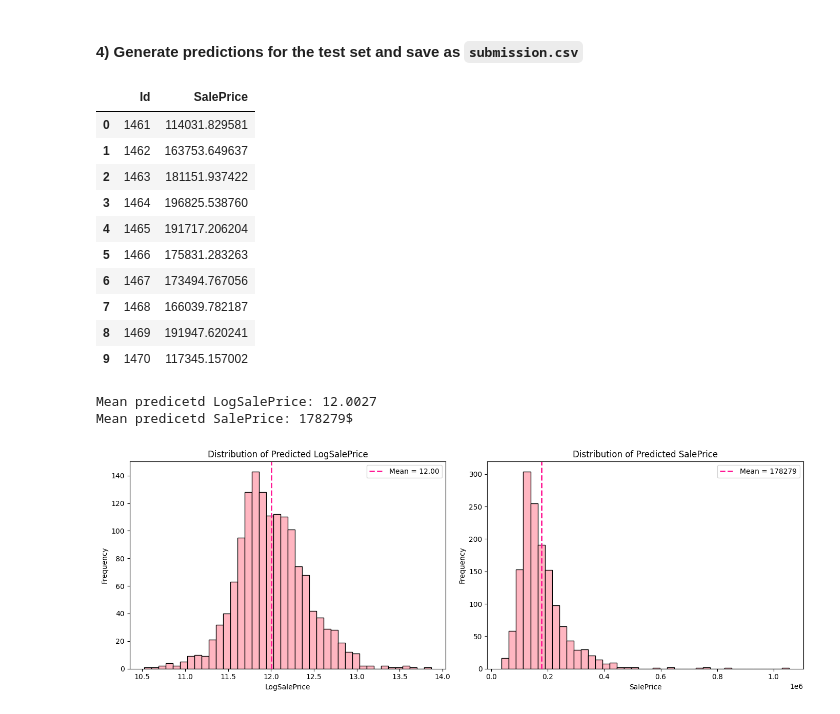
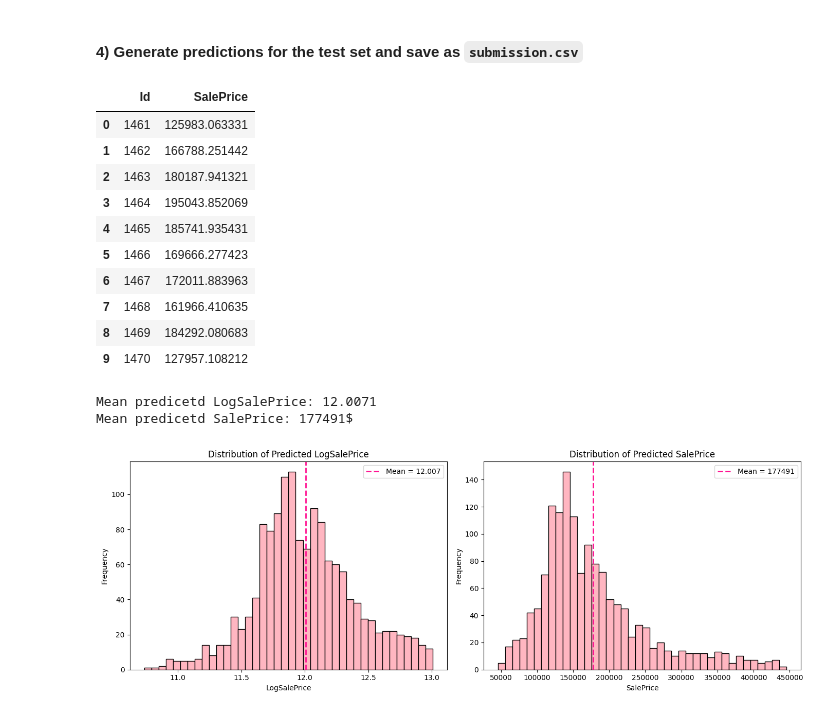
Before and after one commit to em-cd/cstats-project, a Jupyter notebook: project_STUDENTID.ipynb, the cells around one changed output. Cells and saved outputs as stored; diff of their text form; code cells hidden in the pictures.

```diff
--- a/project_STUDENTID.ipynb
+++ b/project_STUDENTID.ipynb
@@ -1826,0 +1672,18 @@ plt.show()
+# %%
+# Use the best model found by GridSearchCV
+best_model = grid_search.best_estimator_
+
+# Train on entire training dataset
+best_model.fit(X, y)
+
+# Predictions on training data
+y_pred = best_model.predict(X)
+
+# Metrics
+rmse = np.sqrt(mean_squared_error(y, y_pred))
+r2 = r2_score(y, y_pred)
+
+print("="*50)
+print("Training R²:", round(r2,4))
+print("Training RMSE:", round(rmse,4))
+print("="*50)
@@ -1848,10 +1777,27 @@ plt.show()
 # %% [markdown]
 #### 4) Generate predictions for the test set and save as `submission.csv`
+# %%
+final_model = Pipeline(steps=[
+    ("preprocessor", preprocessor_nn),
+    ("mlp", MLPRegressor(
+        hidden_layer_sizes=(32, 16, 8),
+        activation="logistic",
+        solver="adam",
+        alpha=0.0005,
+        learning_rate_init=0.0001,
+        batch_size=16,
+        max_iter=3000,
+        early_stopping=True,
+        n_iter_no_change=30,
+        random_state=42,
+        tol=1e-4
+    ))
+])
 # %%
 # Train NN model on the full training dataset
-nn_model.fit(X, y)
+final_model.fit(X, y)
 
-y_test_pred_log = nn_model.predict(X_test)
+y_test_pred_log = final_model.predict(X_test)
 y_test_pred_price = np.expm1(y_test_pred_log)
 
 submission = pd.DataFrame({
@@ -1863,18 +1809,17 @@ submission.to_csv("submission.csv", index=False)
 submission.head(10)
 # %% [output]
 |  | Id | SalePrice |
-| 0 | 1461 | 114031.829581 |
-| 1 | 1462 | 163753.649637 |
-| 2 | 1463 | 181151.937422 |
-| 3 | 1464 | 196825.538760 |
-| 4 | 1465 | 191717.206204 |
-| 5 | 1466 | 175831.283263 |
-| 6 | 1467 | 173494.767056 |
-| 7 | 1468 | 166039.782187 |
-| 8 | 1469 | 191947.620241 |
-| 9 | 1470 | 117345.157002 |
+| 0 | 1461 | 125983.063331 |
+| 1 | 1462 | 166788.251442 |
+| 2 | 1463 | 180187.941321 |
+| 3 | 1464 | 195043.852069 |
+| 4 | 1465 | 185741.935431 |
+| 5 | 1466 | 169666.277423 |
+| 6 | 1467 | 172011.883963 |
+| 7 | 1468 | 161966.410635 |
+| 8 | 1469 | 184292.080683 |
+| 9 | 1470 | 127957.108212 |
 # %%
-# --- Visualization: distributions of predictions with mean lines ---
 fig, axes = plt.subplots(1, 2, figsize=(14, 5))
 
 # Means
@@ -1882,35 +1827,34 @@ mean_log = np.mean(y_test_pred_log)
 print(f"Mean predicetd LogSalePrice: {mean_log:.4f}")
 mean_price = np.mean(y_test_pred_price)
 print(f"Mean predicetd SalePrice: {mean_price:.0f}$")
 
-
 # Log-transformed predictions
 axes[0].hist(y_test_pred_log, bins=40, color=pink_light, edgecolor="black")
 
-axes[0].axvline(mean_log, color=pink_dark, linestyle="--", linewidth=2, label=f"Mean = {mean_log:.2f}")
+axes[0].axvline(mean_log, color=pink_dark, linestyle="--", linewidth=2, label=f"Mean = {mean_log:.3f}")
 
 axes[0].set_title("Distribution of Predicted LogSalePrice")
 axes[0].set_xlabel("LogSalePrice")
 axes[0].set_ylabel("Frequency")
 
 axes[0].legend()
 
 
 # Original price predictions
 axes[1].hist(y_test_pred_price, bins=40, color=pink_light, edgecolor="black")
 
 axes[1].axvline(mean_price, color=pink_dark, linestyle="--", linewidth=2, label=f"Mean = {mean_price:.0f}")
 
 axes[1].set_title("Distribution of Predicted SalePrice")
 axes[1].set_xlabel("SalePrice")
 axes[1].set_ylabel("Frequency")
 
 axes[1].legend()
 
 
 plt.tight_layout()
 plt.show()
 # %% [output]
-Mean predicetd LogSalePrice: 12.0027
-Mean predicetd SalePrice: 178279$
+Mean predicetd LogSalePrice: 12.0071
+Mean predicetd SalePrice: 177491$
-[figure, old version]
+[figure, new version]
```
Also changed, not shown: parts of 41 cells of this notebook.
